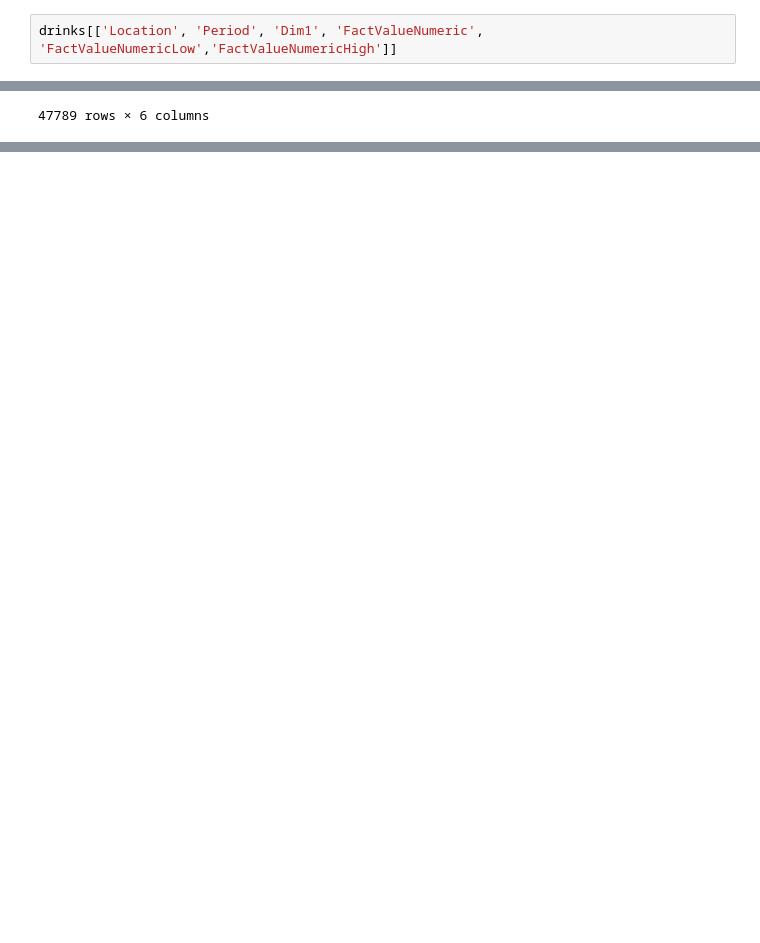
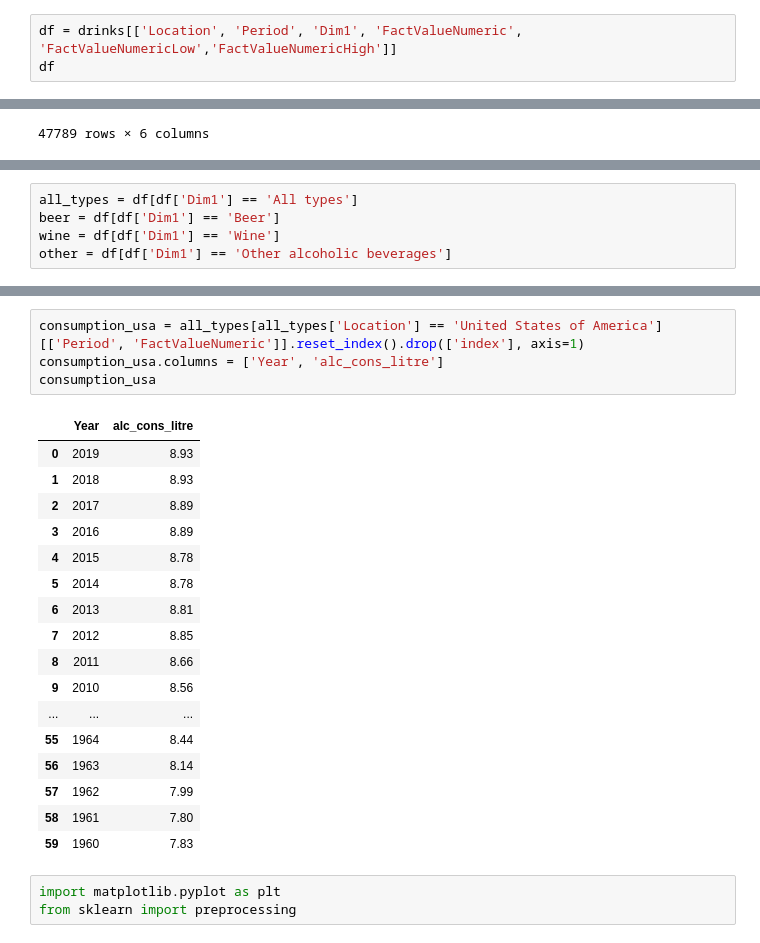
Before and after one commit to stuartbrown4/Big-Data-Assignment, a Jupyter notebook: Data-Handling-01.ipynb, the cells around one changed output, grey strips where cells are left out. Cells and saved outputs as stored; diff of their text form; blank space fills up the shorter version.

```diff
--- a/Data-Handling-01.ipynb
+++ b/Data-Handling-01.ipynb
@@ -19,5 +27,6 @@ Index(['IndicatorCode', 'Indicator', 'ValueType', 'ParentLocationCode',
 # %%
-drinks[['Location', 'Period', 'Dim1', 'FactValueNumeric', 'FactValueNumericLow','FactValueNumericHigh']]
+df = drinks[['Location', 'Period', 'Dim1', 'FactValueNumeric', 'FactValueNumericLow','FactValueNumericHigh']]
+df
 # %% [output]
 |  | Location | Period | Dim1 | FactValueNumeric | FactValueNumericLow | FactValueNumericHigh |
 | 0 | Afghanistan | 2019 | Beer | 0.00 | 0.0 | 0.0 |
@@ -43,0 +44,5 @@ drinks['beer_servings'].plot(kind='bar', figsize=(20,4))
+# %%
+all_types = df[df['Dim1'] == 'All types']
+beer = df[df['Dim1'] == 'Beer']
+wine = df[df['Dim1'] == 'Wine']
+other = df[df['Dim1'] == 'Other alcoholic beverages']
@@ -43,0 +129,25 @@ drinks['beer_servings'].plot(kind='bar', figsize=(20,4))
+# %%
+consumption_usa = all_types[all_types['Location'] == 'United States of America'][['Period', 'FactValueNumeric']].reset_index().drop(['index'], axis=1)
+consumption_usa.columns = ['Year', 'alc_cons_litre']
+consumption_usa
+# %% [output]
+|  | Year | alc_cons_litre |
+| 0 | 2019 | 8.93 |
+| 1 | 2018 | 8.93 |
+| 2 | 2017 | 8.89 |
+| 3 | 2016 | 8.89 |
+| 4 | 2015 | 8.78 |
+| 5 | 2014 | 8.78 |
+| 6 | 2013 | 8.81 |
+| 7 | 2012 | 8.85 |
+| 8 | 2011 | 8.66 |
+| 9 | 2010 | 8.56 |
+| ... | ... | ... |
+| 55 | 1964 | 8.44 |
+| 56 | 1963 | 8.14 |
+| 57 | 1962 | 7.99 |
+| 58 | 1961 | 7.80 |
+| 59 | 1960 | 7.83 |
+# %%
+import matplotlib.pyplot as plt
+from sklearn import preprocessing
```
Also changed, not shown: parts of 10 cells of this notebook.
